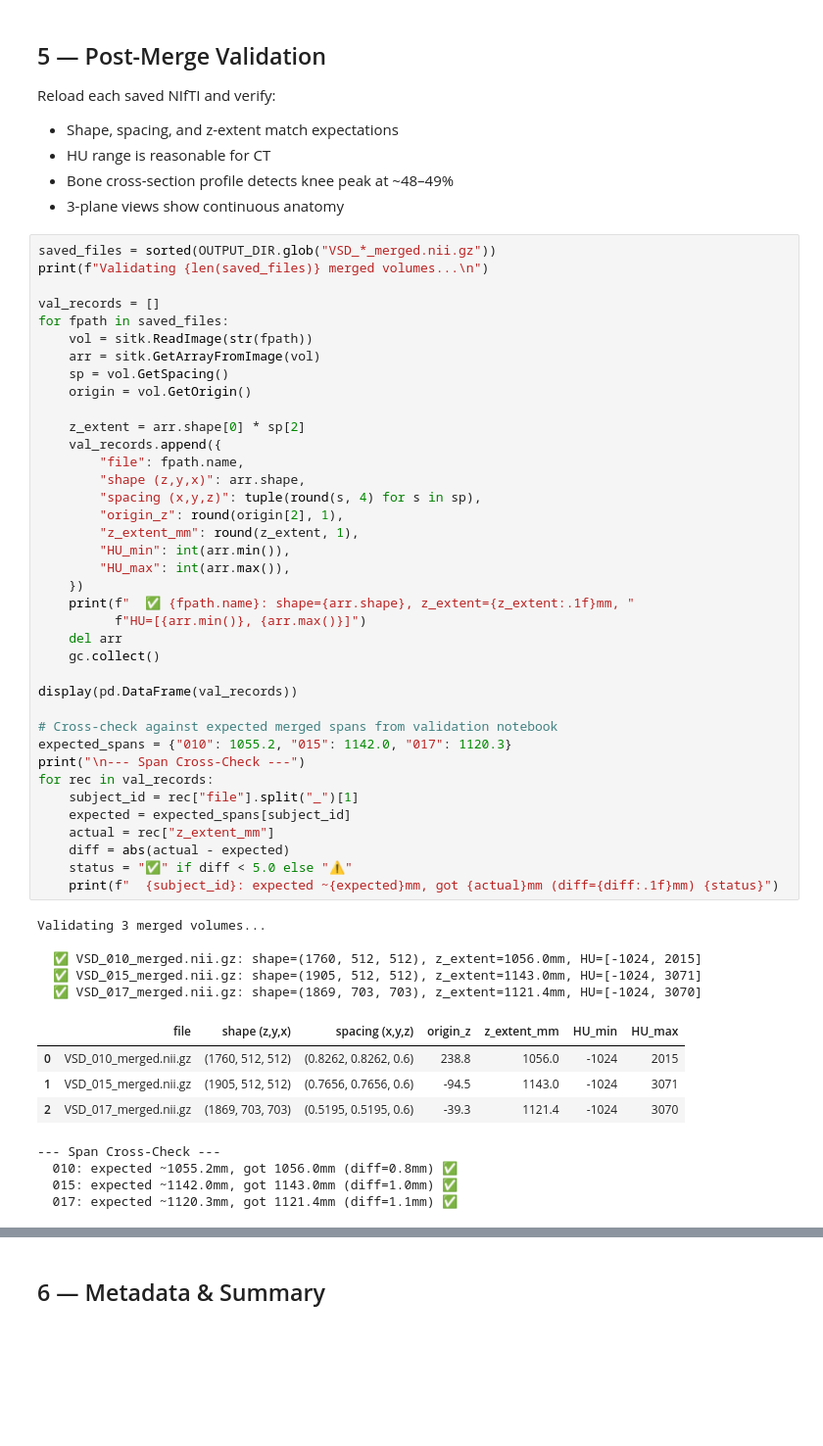
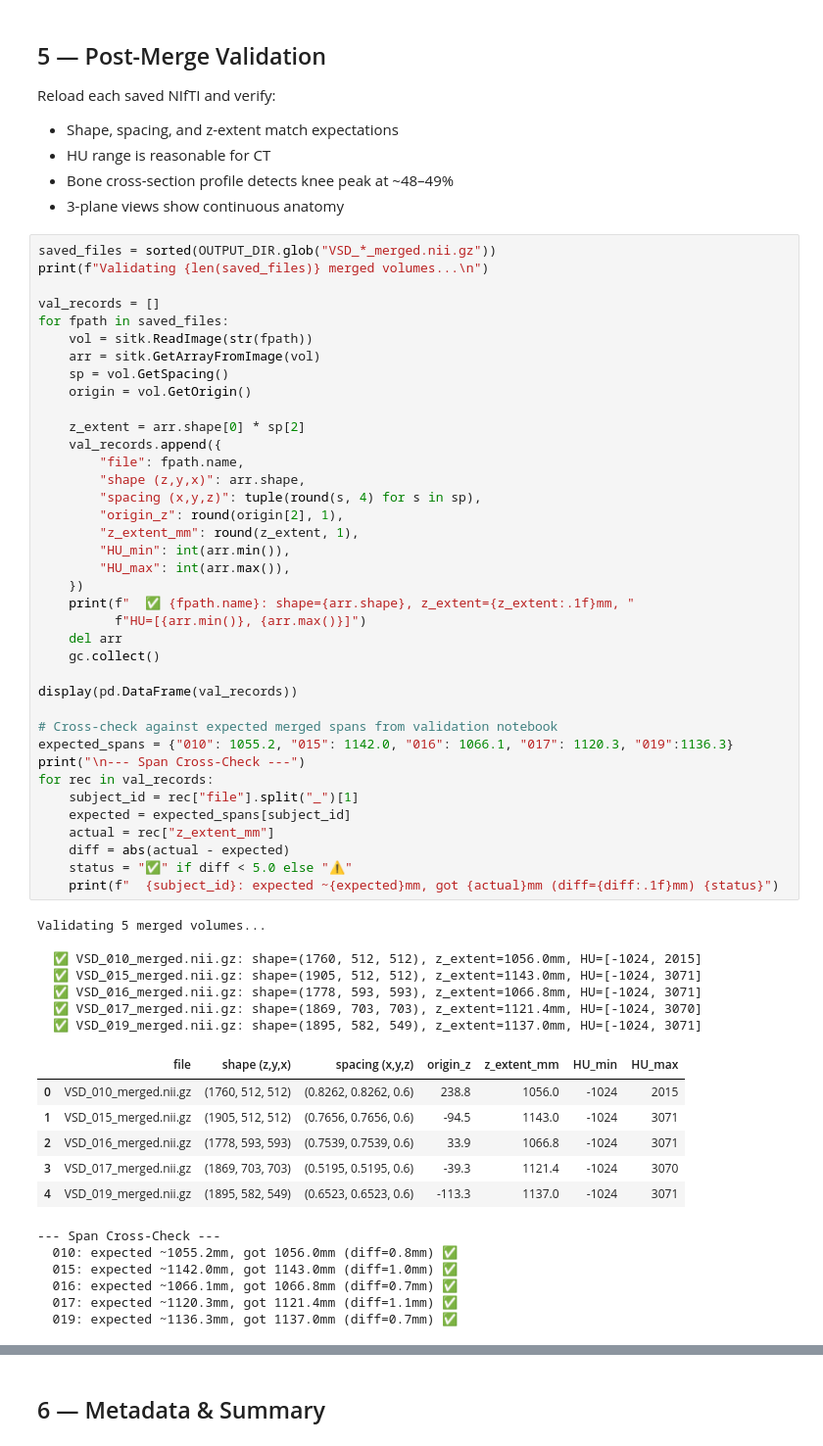
Before and after one commit to CodesTree/XrayTo3D-Capstone, a Jupyter notebook: TestProject/notebooks/pre-processing/vsd_multi_merge.ipynb, the cells around one changed output, grey strips where cells are left out. Shown at 98% size. Cells and saved outputs as stored; diff of their text form; blank space fills up the shorter version.

```diff
--- a/TestProject/notebooks/pre-processing/vsd_multi_merge.ipynb
+++ b/TestProject/notebooks/pre-processing/vsd_multi_merge.ipynb
@@ -477,40 +487,46 @@ for fpath in saved_files:
         "spacing (x,y,z)": tuple(round(s, 4) for s in sp),
         "origin_z": round(origin[2], 1),
         "z_extent_mm": round(z_extent, 1),
         "HU_min": int(arr.min()),
         "HU_max": int(arr.max()),
     })
     print(f"  ✅ {fpath.name}: shape={arr.shape}, z_extent={z_extent:.1f}mm, "
           f"HU=[{arr.min()}, {arr.max()}]")
     del arr
     gc.collect()
 
 display(pd.DataFrame(val_records))
 
 # Cross-check against expected merged spans from validation notebook
-expected_spans = {"010": 1055.2, "015": 1142.0, "017": 1120.3}
+expected_spans = {"010": 1055.2, "015": 1142.0, "016": 1066.1, "017": 1120.3, "019":1136.3}
 print("\n--- Span Cross-Check ---")
 for rec in val_records:
     subject_id = rec["file"].split("_")[1]
     expected = expected_spans[subject_id]
     actual = rec["z_extent_mm"]
     diff = abs(actual - expected)
     status = "✅" if diff < 5.0 else "⚠️"
     print(f"  {subject_id}: expected ~{expected}mm, got {actual}mm (diff={diff:.1f}mm) {status}")
 # %% [output]
-Validating 3 merged volumes...
+Validating 5 merged volumes...
 
   ✅ VSD_010_merged.nii.gz: shape=(1760, 512, 512), z_extent=1056.0mm, HU=[-1024, 2015]
   ✅ VSD_015_merged.nii.gz: shape=(1905, 512, 512), z_extent=1143.0mm, HU=[-1024, 3071]
+  ✅ VSD_016_merged.nii.gz: shape=(1778, 593, 593), z_extent=1066.8mm, HU=[-1024, 3071]
   ✅ VSD_017_merged.nii.gz: shape=(1869, 703, 703), z_extent=1121.4mm, HU=[-1024, 3070]
+  ✅ VSD_019_merged.nii.gz: shape=(1895, 582, 549), z_extent=1137.0mm, HU=[-1024, 3071]
 |  | file | shape (z,y,x) | spacing (x,y,z) | origin_z | z_extent_mm | HU_min | HU_max |
 | 0 | VSD_010_merged.nii.gz | (1760, 512, 512) | (0.8262, 0.8262, 0.6) | 238.8 | 1056.0 | -1024 | 2015 |
 | 1 | VSD_015_merged.nii.gz | (1905, 512, 512) | (0.7656, 0.7656, 0.6) | -94.5 | 1143.0 | -1024 | 3071 |
-| 2 | VSD_017_merged.nii.gz | (1869, 703, 703) | (0.5195, 0.5195, 0.6) | -39.3 | 1121.4 | -1024 | 3070 |
+| 2 | VSD_016_merged.nii.gz | (1778, 593, 593) | (0.7539, 0.7539, 0.6) | 33.9 | 1066.8 | -1024 | 3071 |
+| 3 | VSD_017_merged.nii.gz | (1869, 703, 703) | (0.5195, 0.5195, 0.6) | -39.3 | 1121.4 | -1024 | 3070 |
+| 4 | VSD_019_merged.nii.gz | (1895, 582, 549) | (0.6523, 0.6523, 0.6) | -113.3 | 1137.0 | -1024 | 3071 |
 --- Span Cross-Check ---
   010: expected ~1055.2mm, got 1056.0mm (diff=0.8mm) ✅
   015: expected ~1142.0mm, got 1143.0mm (diff=1.0mm) ✅
+  016: expected ~1066.1mm, got 1066.8mm (diff=0.7mm) ✅
   017: expected ~1120.3mm, got 1121.4mm (diff=1.1mm) ✅
+  019: expected ~1136.3mm, got 1137.0mm (diff=0.7mm) ✅
 # %%
 # Bone cross-section profile validation
 fig, axes = plt.subplots(len(saved_files), 1, figsize=(14, 4 * len(saved_files)))
```
Also changed, not shown: parts of 6 cells of this notebook, 4 other files.
